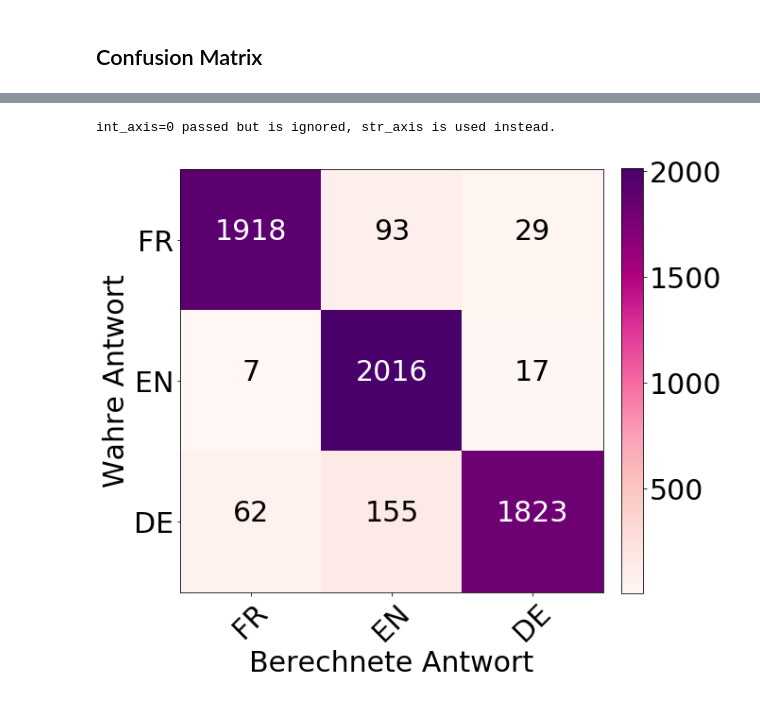
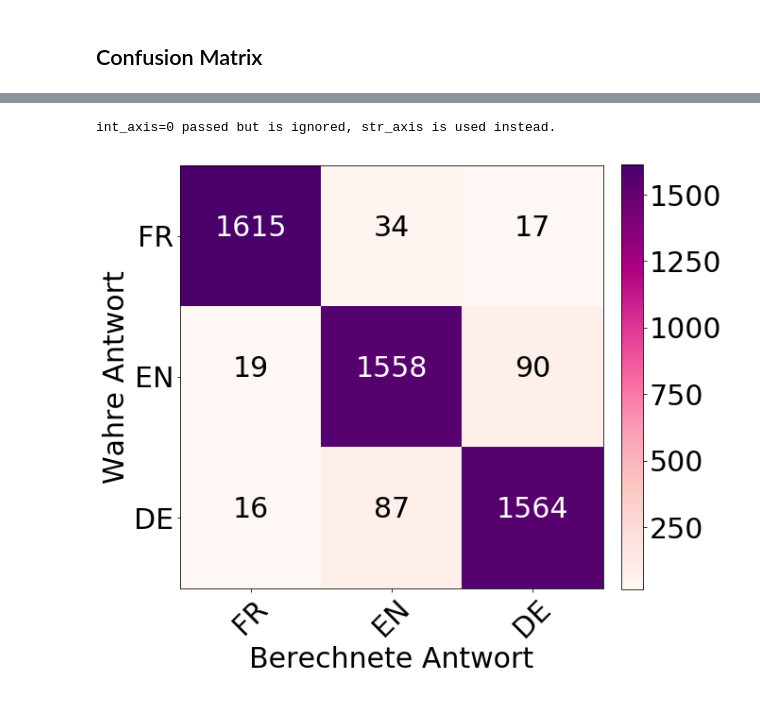
Before and after one commit to jotron/deepLID, a Jupyter notebook: models/Evaluation.ipynb, the cells around one changed output, grey strips where cells are left out. Cells and saved outputs as stored; diff of their text form; code cells hidden in the pictures.

```diff
--- a/models/Evaluation.ipynb
+++ b/models/Evaluation.ipynb
@@ -191,16 +218,7 @@ plot_confusion_matrix(c, normalize=False, title=False, cmap=plt.cm.RdPu)
-# %%
-# Make Predictions and reformat
-best_model = load_model(models[0], custom_objects={'Melspectrogram':kapre.time_frequency.Melspectrogram,
-                                                  'Normalization2D': kapre.utils.Normalization2D})
-preds = best_model.predict(x=data_lib)
-preds = np.argmax(preds, axis=1) # [[0, 1, 0], [1, 0, 0]] -> [1, 0]
-labels = np.argmax(labels_lib, axis=1)
-
-# calculate matrix
-c = confusion_matrix(labels, preds)
-c
-
-plot_confusion_matrix(c, normalize=False, title=False, cmap=plt.cm.RdPu)
-# %% [output]
-int_axis=0 passed but is ignored, str_axis is used instead.
-[figure, removed]
+# %%
+# Confusion Matrix with Youtube Data
+c_you = make_confusion_matrix(models[0], data_you, labels_you)
+plot_confusion_matrix(c_you, normalize=False, title=False, cmap=plt.cm.RdPu)
+# %% [output]
+int_axis=0 passed but is ignored, str_axis is used instead.
+[figure, added]
```
Also changed, not shown: parts of 16 cells of this notebook, 19 other files.
